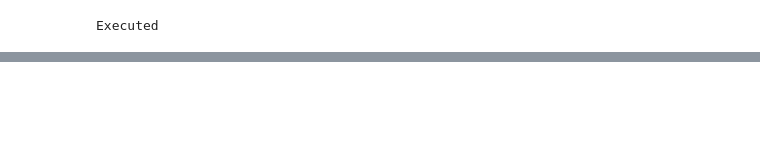
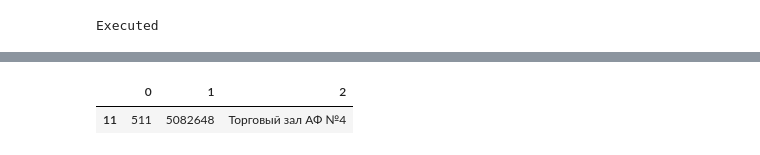
Before and after one commit to OPELsinus/robot-1p, a Jupyter notebook: 1p.ipynb, the cells around one changed output, grey strips where cells are left out. Drawn from its saved outputs; the diff is of its cells as text; code cells hidden in the pictures; blank space fills up the shorter version.

```diff
--- a/1p.ipynb
+++ b/1p.ipynb
@@ -646,0 +679,5 @@ df6
+# %%
+df6[df6[df6.columns[2]] == df5.columns[3]]
+# %% [output]
+|  | 0 | 1 | 2 |
+| 11 | 511 | 5082648 | Торговый зал АФ №4 |
```
Also changed, not shown: parts of 8 cells of this notebook, 3 other files.
